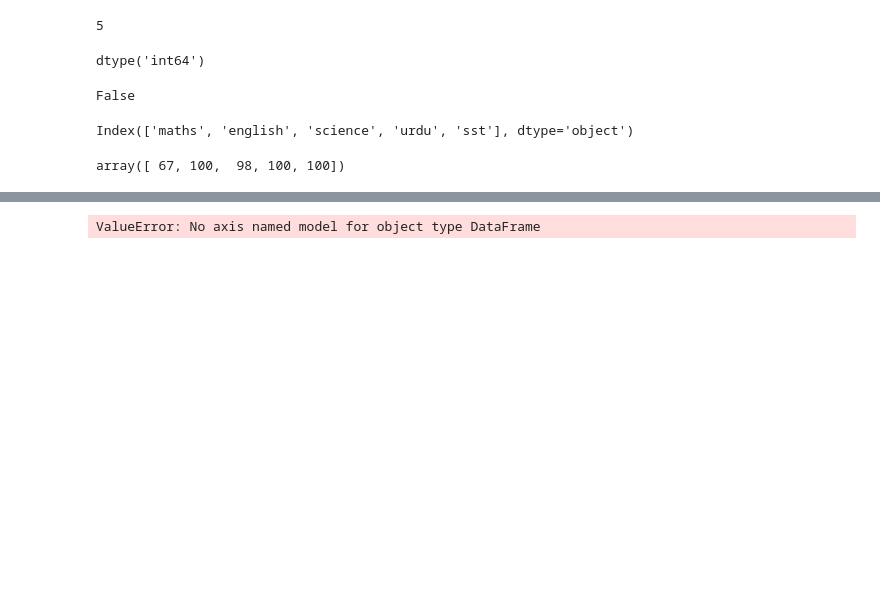
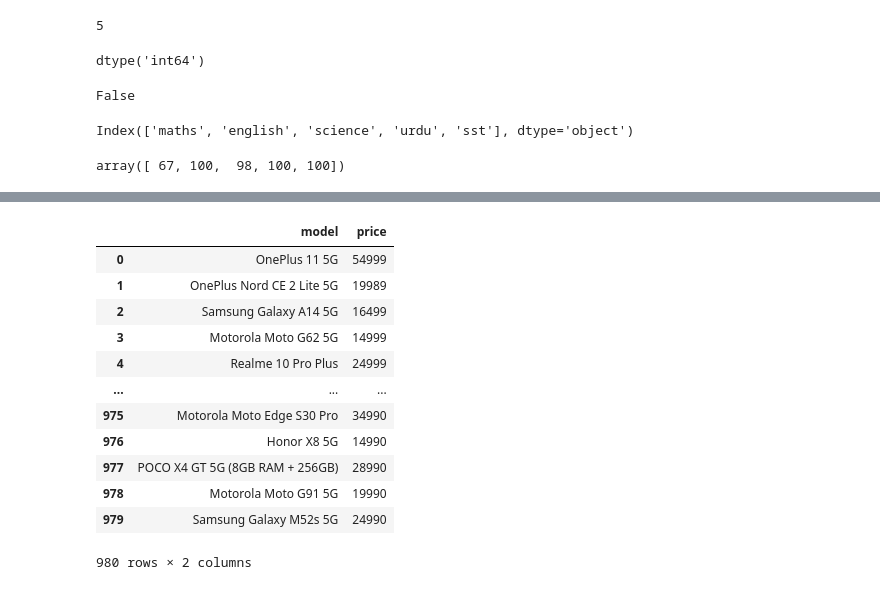
Before and after one commit to muffakiribnhamid/Campus-X-DS, a Jupyter notebook: sessions/week-6/Pandas1.ipynb, the cells around one changed output, grey strips where cells are left out. Drawn from its saved outputs; the diff is of its cells as text; code cells hidden in the pictures; blank space fills up the shorter version.

```diff
--- a/sessions/week-6/Pandas1.ipynb
+++ b/sessions/week-6/Pandas1.ipynb
@@ -115,5 +130,16 @@ array([ 67, 100,  98, 100, 100])
 # %%
-#with one col
-pd.read_csv("smartphone_cleaned_v5.csv").squeeze("model")
+pd.read_csv("smartphone_cleaned_v5.csv",usecols=["model", "price"])
 # %% [output]
+|  | model | price |
+| 0 | OnePlus 11 5G | 54999 |
+| 1 | OnePlus Nord CE 2 Lite 5G | 19989 |
+| 2 | Samsung Galaxy A14 5G | 16499 |
+| 3 | Motorola Moto G62 5G | 14999 |
+| 4 | Realme 10 Pro Plus | 24999 |
+| ... | ... | ... |
+| 975 | Motorola Moto Edge S30 Pro | 34990 |
+| 976 | Honor X8 5G | 14990 |
+| 977 | POCO X4 GT 5G (8GB RAM + 256GB) | 28990 |
+| 978 | Motorola Moto G91 5G | 19990 |
+| 979 | Samsung Galaxy M52s 5G | 24990 |
-ValueError: No axis named model for object type DataFrame
+980 rows × 2 columns
```
Also changed, not shown: parts of 17 cells of this notebook, 4 other files.
